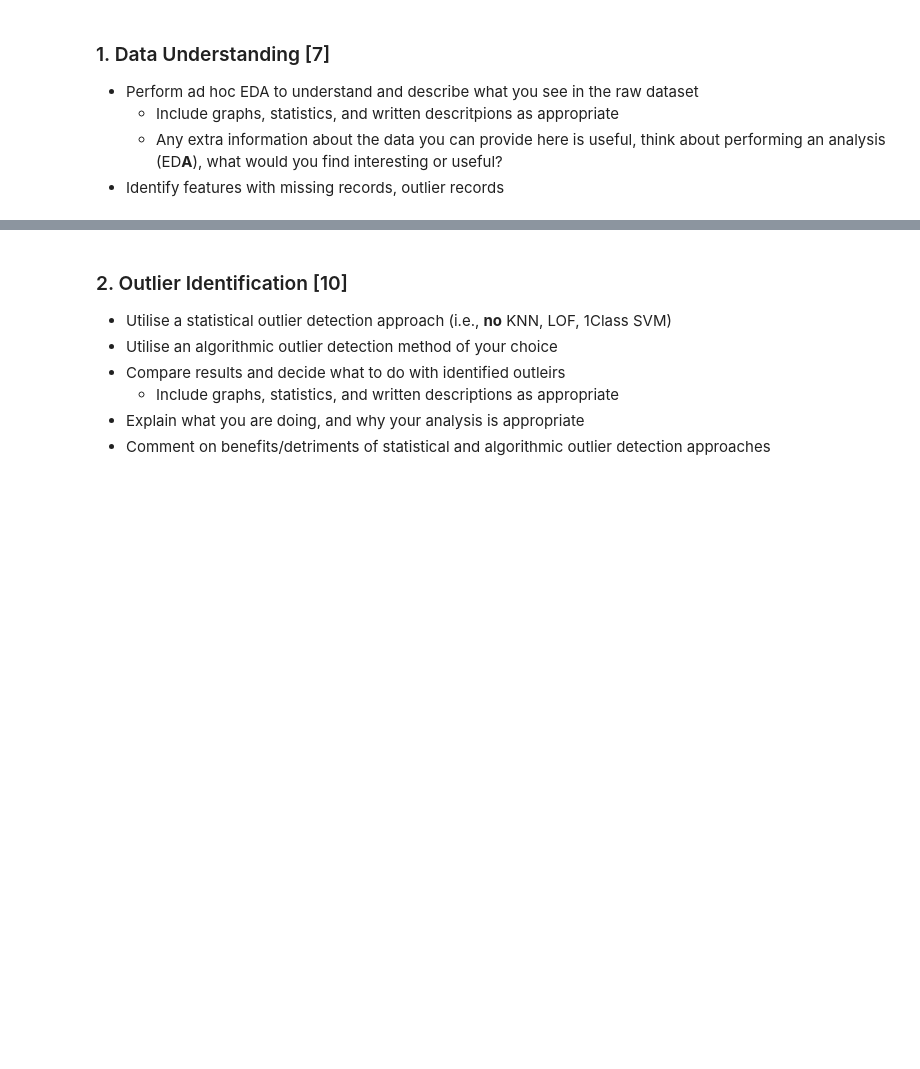
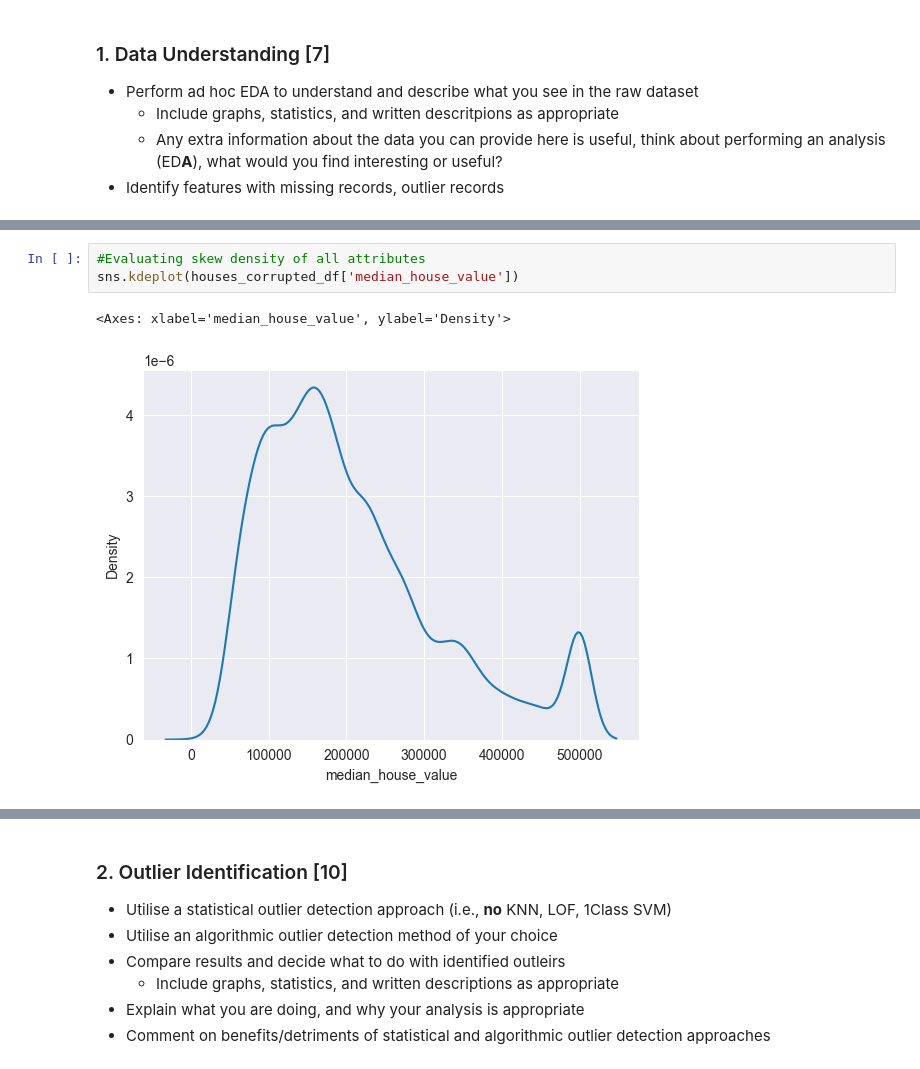
Before and after one commit to IshanKalra007/CSC3831_Final_project_220626363, a Jupyter notebook: Coursework/CSC3831_Final_Assessment.ipynb, the cells around one changed output, grey strips where cells are left out. Drawn from its saved outputs; the diff is of its cells as text; blank space fills up the shorter version.

```diff
--- a/Coursework/CSC3831_Final_Assessment.ipynb
+++ b/Coursework/CSC3831_Final_Assessment.ipynb
@@ -37,0 +93,6 @@ Above we've loaded in a corrupted version of a housing dataset. The anomalies ne
+# %%
+#Evaluating skew density of all attributes
+sns.kdeplot(houses_corrupted_df['median_house_value'])
+# %% [output]
+<Axes: xlabel='median_house_value', ylabel='Density'>
+[figure, added]
```
Also changed, not shown: parts of 21 cells of this notebook, 3 other files.
